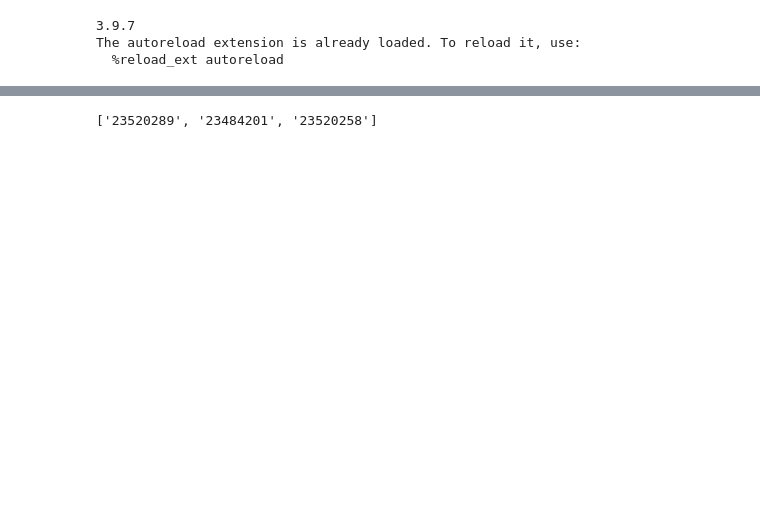
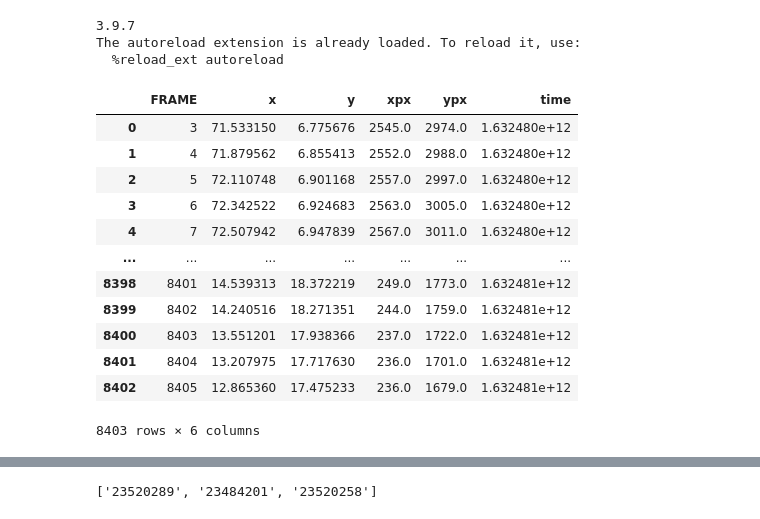
Before and after one commit to UlrikeScherer/Fish-Tracking-Visualization, a Jupyter notebook: Trajectory-Visualisation.ipynb, the cells around one changed output, grey strips where cells are left out. Saved outputs shown, nothing was run; the diff lists cells and outputs as text; code cells hidden in the pictures; blank space fills up the shorter version.

```diff
--- a/Trajectory-Visualisation.ipynb
+++ b/Trajectory-Visualisation.ipynb
@@ -48,3 +51,21 @@ if False:
 # %%
 cameras = get_camera_names()
 days = get_days_in_order()
+# %%
+batches = csv_of_the_day(cameras[0], days[0], is_back=True, drop_out_of_scope=True)
+# %%
+batches[-1]
+# %% [output]
+|  | FRAME | x | y | xpx | ypx | time |
+| 0 | 3 | 71.533150 | 6.775676 | 2545.0 | 2974.0 | 1.632480e+12 |
+| 1 | 4 | 71.879562 | 6.855413 | 2552.0 | 2988.0 | 1.632480e+12 |
+| 2 | 5 | 72.110748 | 6.901168 | 2557.0 | 2997.0 | 1.632480e+12 |
+| 3 | 6 | 72.342522 | 6.924683 | 2563.0 | 3005.0 | 1.632480e+12 |
+| 4 | 7 | 72.507942 | 6.947839 | 2567.0 | 3011.0 | 1.632480e+12 |
+| ... | ... | ... | ... | ... | ... | ... |
+| 8398 | 8401 | 14.539313 | 18.372219 | 249.0 | 1773.0 | 1.632481e+12 |
+| 8399 | 8402 | 14.240516 | 18.271351 | 244.0 | 1759.0 | 1.632481e+12 |
+| 8400 | 8403 | 13.551201 | 17.938366 | 237.0 | 1722.0 | 1.632481e+12 |
+| 8401 | 8404 | 13.207975 | 17.717630 | 236.0 | 1701.0 | 1.632481e+12 |
+| 8402 | 8405 | 12.865360 | 17.475233 | 236.0 | 1679.0 | 1.632481e+12 |
+8403 rows × 6 columns
```
Also changed, not shown: parts of 10 cells of this notebook, 13 other files.
